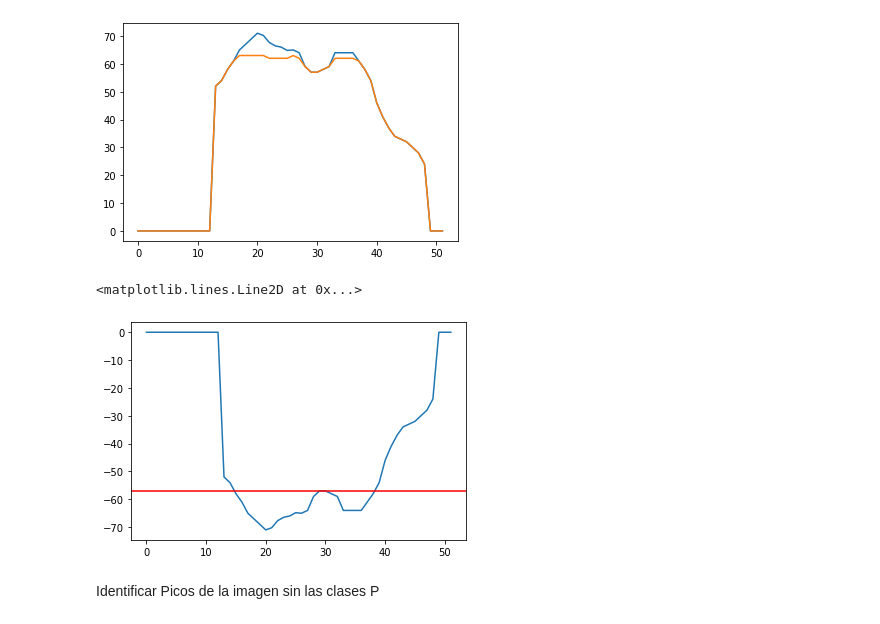
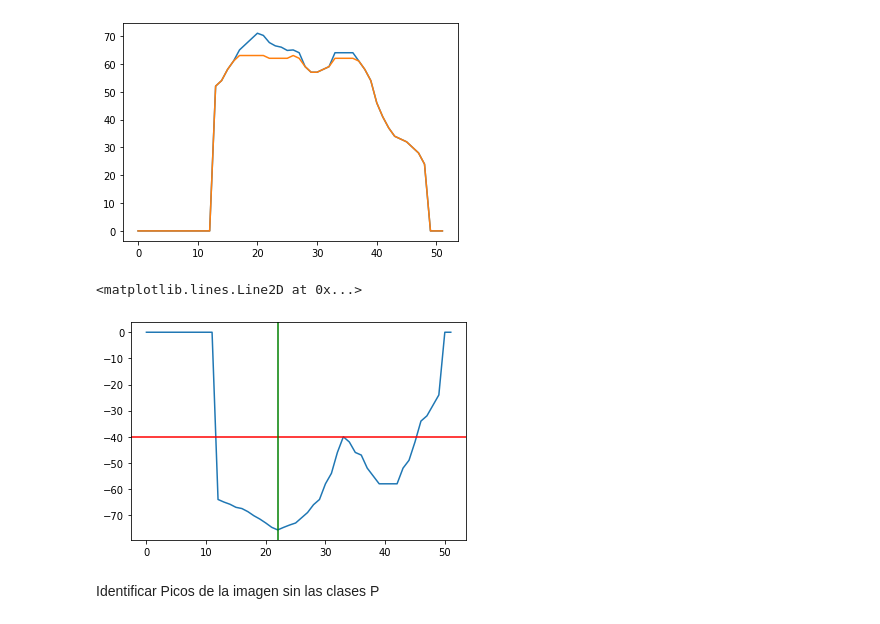
Before and after one commit to rdglpz/optimal_light_sensor_location, a Jupyter notebook: example/Ejemplo Reunion Iluminati.ipynb, the cells around one changed output. Cells and saved outputs as stored; diff of their text form; code cells hidden in the pictures.

```diff
--- a/example/Ejemplo Reunion Iluminati.ipynb
+++ b/example/Ejemplo Reunion Iluminati.ipynb
@@ -189,12 +189,13 @@ plt.plot(im1[34,:])
 [figure]
 # %%
 #  hacemos la analogia del mapa de NTI con la de una cuenca
-plt.plot(-nonsat[34,:])
-plt.axhline(y=-57, color='r', linestyle='-')
+plt.plot(-nonsat[30,:])
+plt.axhline(y=-40, color='r', linestyle='-')
+plt.axvline(x=22, color='g', linestyle='-')
 
 #plt.plot(-im1[34,:])
 # %% [output]
 <matplotlib.lines.Line2D at 0x...>
-[figure, old version]
+[figure, new version]
 # %% [markdown]
 Identificar Picos de la imagen sin las clases P
```
Also changed, not shown: parts of 17 cells of this notebook, 1 other file.
